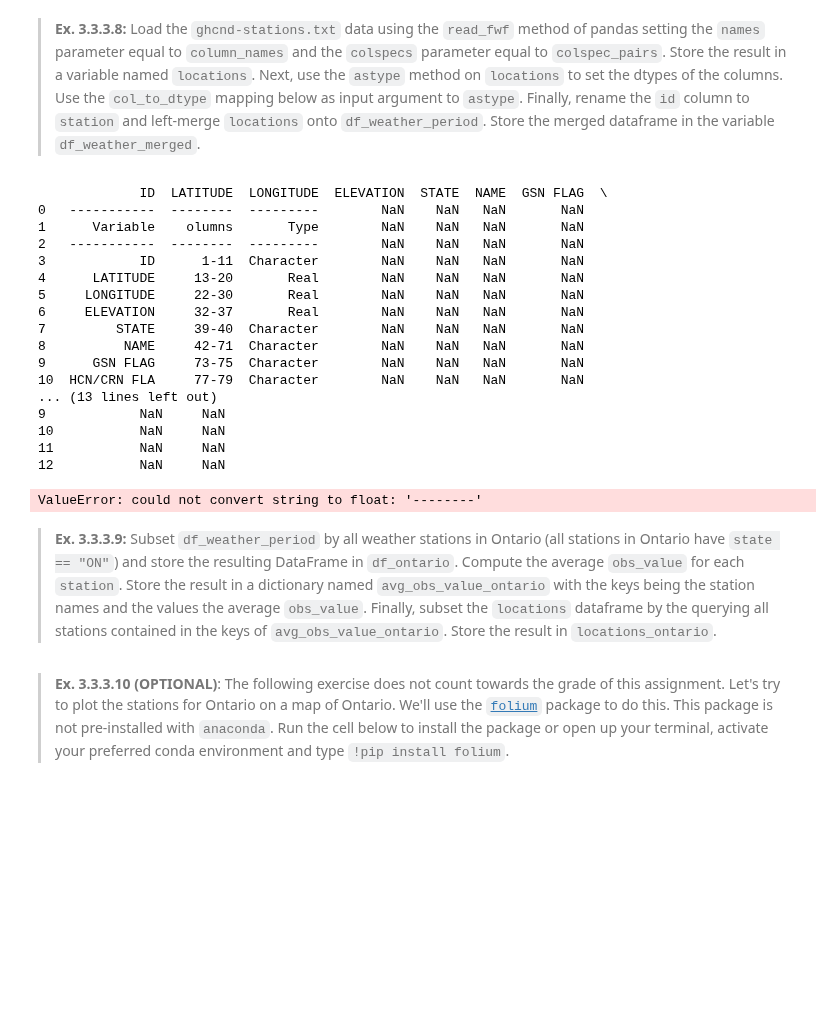
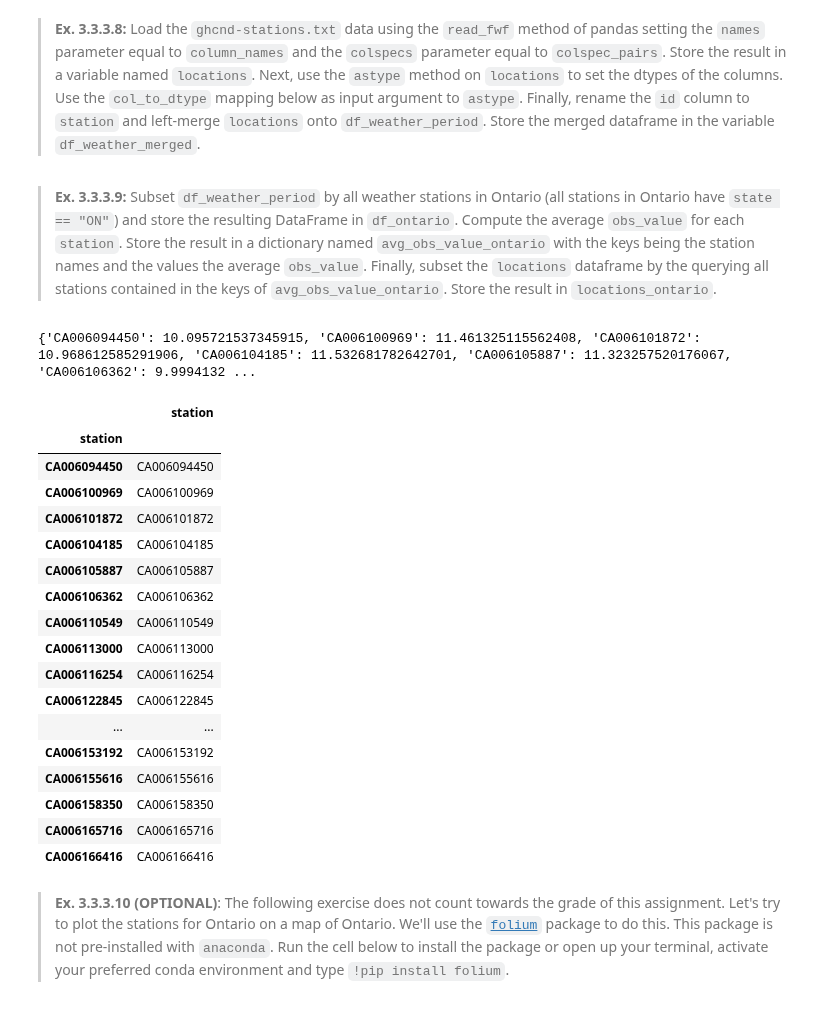
Before and after one commit to mathiasbindseil/three_drengz, a Jupyter notebook: Assignment 1/assignment_1.ipynb, the cells around one changed output. Saved outputs shown, nothing was run; the diff lists cells and outputs as text; code cells hidden in the pictures; blank space fills up the shorter version.

```diff
--- a/Assignment 1/assignment_1.ipynb
+++ b/Assignment 1/assignment_1.ipynb
@@ -462,28 +462,12 @@ print(column_dtypes)
 col_to_dtype = dict(zip(column_names, column_dtypes))
 
 # YOUR CODE HERE
-locations=pd.read_fwf(r'unzip/ghcnd-stations-column-metadata.txt', colspecs=colspec_pairs, names=column_names)
-print(locations)
+locations=pd.read_fwf(r'unzip/ghcnd-stations.txt', colspecs=colspec_pairs, names=column_names)
 
 locations.astype(col_to_dtype)
+
+locations.rename(columns = {'ID':'station'}, inplace = True)
+
+df_weather_merged=df_weather_period.merge(locations, how='left')
-# %% [output]
-             ID  LATITUDE  LONGITUDE  ELEVATION  STATE  NAME  GSN FLAG  \
-0   -----------  --------  ---------        NaN    NaN   NaN       NaN
-1      Variable    olumns       Type        NaN    NaN   NaN       NaN
-2   -----------  --------  ---------        NaN    NaN   NaN       NaN
-3            ID      1-11  Character        NaN    NaN   NaN       NaN
-4      LATITUDE     13-20       Real        NaN    NaN   NaN       NaN
-5     LONGITUDE     22-30       Real        NaN    NaN   NaN       NaN
-6     ELEVATION     32-37       Real        NaN    NaN   NaN       NaN
-7         STATE     39-40  Character        NaN    NaN   NaN       NaN
-8          NAME     42-71  Character        NaN    NaN   NaN       NaN
-9      GSN FLAG     73-75  Character        NaN    NaN   NaN       NaN
-10  HCN/CRN FLA     77-79  Character        NaN    NaN   NaN       NaN
-... (13 lines left out)
-9            NaN     NaN
-10           NaN     NaN
-11           NaN     NaN
-12           NaN     NaN
-ValueError: could not convert string to float: '--------'
 # %% [markdown]
 > **Ex. 3.3.3.9:** Subset `df_weather_period` by all weather stations in Ontario (all stations in Ontario have `state == "ON"`) and store the resulting DataFrame in `df_ontario`. Compute the average `obs_value` for each `station`. Store the result in a dictionary named `avg_obs_value_ontario` with the keys being the station names and the values the average `obs_value`. Finally, subset the `locations` dataframe by the querying all stations contained in the keys of `avg_obs_value_ontario`. Store the result in `locations_ontario`.
@@ -493,3 +474,41 @@ raise NotImplementedError()
+# %%
+# YOUR CODE HERE
+df_ontario=df_weather_merged.loc[df_weather_merged['STATE'] == 'ON']
+
+
+split_var = ['station']
+apply_var = ['obs_value']
+avg_obs_value_ontario = df_ontario.groupby(split_var)[apply_var].mean()
+
+avg_obs_value_ontario['station'] = avg_obs_value_ontario.index
+df_avg_obs_value_ontario = avg_obs_value_ontario
+avg_obs_value_ontario = dict(zip(avg_obs_value_ontario['station'], avg_obs_value_ontario['obs_value']))
+
+print(avg_obs_value_ontario)
+
+df_avg_obs_value_ontario.drop(labels='obs_value', axis=1)
+
+#locations_ontario =
+# %% [output]
+{'CA006094450': 10.095721537345915, 'CA006100969': 11.461325115562408, 'CA006101872': 10.968612585291906, 'CA006104185': 11.532681782642701, 'CA006105887': 11.323257520176067, 'CA006106362': 9.9994132 ...
+|  | station |
+| station |  |
+| CA006094450 | CA006094450 |
+| CA006100969 | CA006100969 |
+| CA006101872 | CA006101872 |
+| CA006104185 | CA006104185 |
+| CA006105887 | CA006105887 |
+| CA006106362 | CA006106362 |
+| CA006110549 | CA006110549 |
+| CA006113000 | CA006113000 |
+| CA006116254 | CA006116254 |
+| CA006122845 | CA006122845 |
+| ... | ... |
+| CA006153192 | CA006153192 |
+| CA006155616 | CA006155616 |
+| CA006158350 | CA006158350 |
+| CA006165716 | CA006165716 |
+| CA006166416 | CA006166416 |
 # %% [markdown]
 > **Ex. 3.3.3.10 (OPTIONAL)**: The following exercise does not count towards the grade of this assignment. Let's try to plot the stations for Ontario on a map of Ontario. We'll use the [`folium`](http://python-visualization.github.io/folium/) package to do this. This package is not pre-installed with `anaconda`. Run the cell below to install the package or open up your terminal, activate your preferred conda environment and type `!pip install folium`.
 # %%
```
Also changed, not shown: parts of 2 cells of this notebook.
